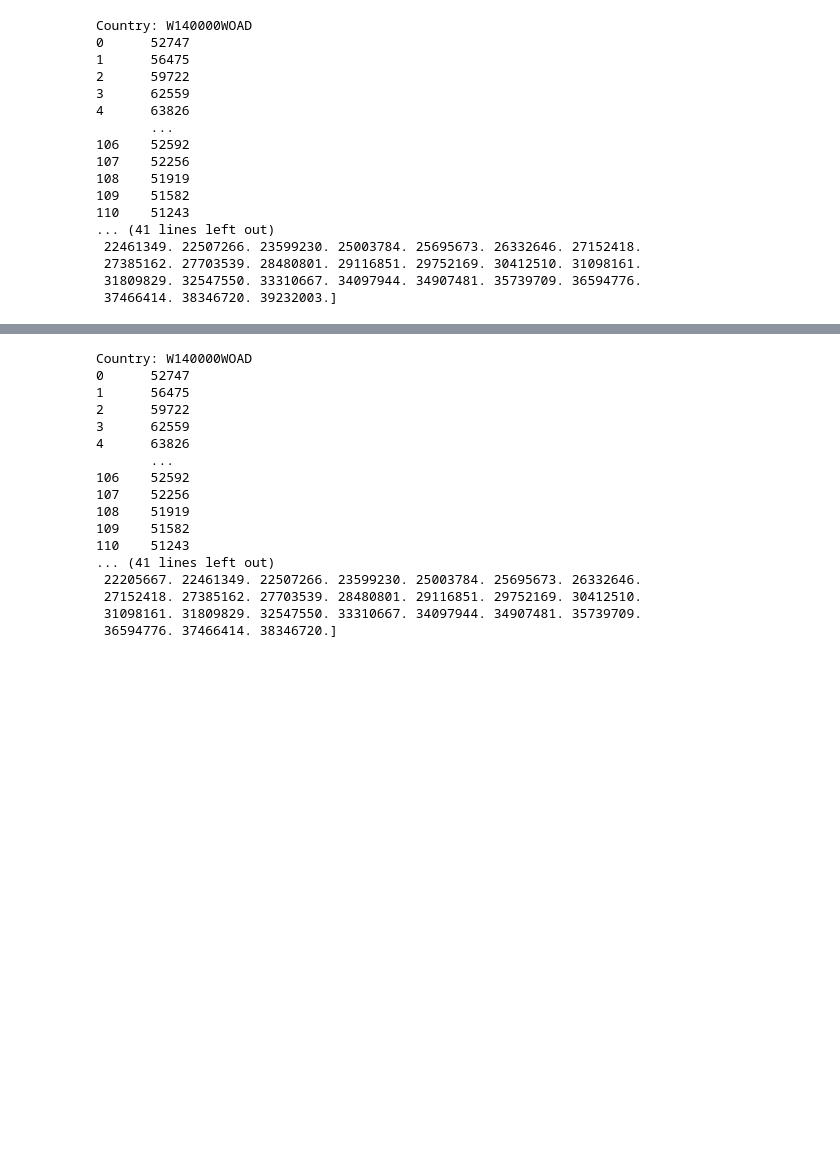
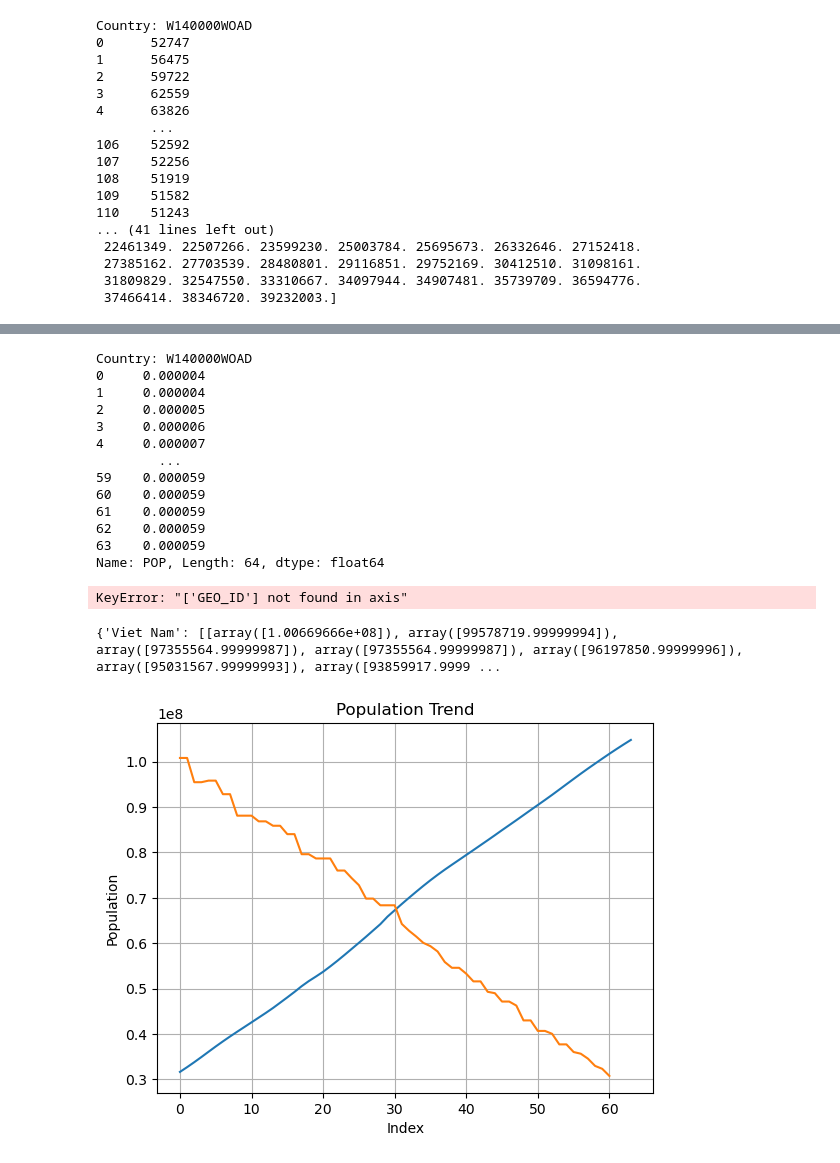
Before and after one commit to christinapao/limits_final, a Jupyter notebook: Forecast_population.ipynb, the cells around one changed output, grey strips where cells are left out. Cells and saved outputs as stored; diff of their text form; code cells hidden in the pictures; blank space fills up the shorter version.

```diff
--- a/Forecast_population.ipynb
+++ b/Forecast_population.ipynb
@@ -72,5 +69,5 @@ no_country_df = new_frame.drop(["GEO_ID"], axis=1)
 # %%
-valid_df = no_country_df[no_country_df["#YR"] <= 2023]
+valid_df = no_country_df[no_country_df["Year"] <= 2023]
 # %%
 print(valid_df.head())
 # %% [output]
@@ -132,5 +129,5 @@ Fold scores:[17852901.68895095, 1035413.365618866, 1835822.492578255]
 # %%
-grouped = new_frame.groupby("GEO_ID")
+grouped = new_frame.groupby("Code")
 # %%
 counter = 0
 for country, group in grouped:
@@ -209,5 +207,5 @@ Fold scores:[89520447.04183811, 8043376.25554934, 10040600.87844035]
 # %%
-clean_grouped = new_frame.groupby("GEO_ID")
+clean_grouped = new_frame.groupby("Code")
 counter = 0
 for country, group in clean_grouped:
     print(f"Country: {country}")
@@ -222,19 +220,61 @@ for country, group in clean_grouped:
         break
 # %% [output]
 Country: W140000WOAD
-0      52747
-1      56475
-2      59722
-3      62559
-4      63826
-       ...
-106    52592
-107    52256
-108    51919
-109    51582
-110    51243
-... (41 lines left out)
- 22205667. 22461349. 22507266. 23599230. 25003784. 25695673. 26332646.
- 27152418. 27385162. 27703539. 28480801. 29116851. 29752169. 30412510.
- 31098161. 31809829. 32547550. 33310667. 34097944. 34907481. 35739709.
- 36594776. 37466414. 38346720.]
+0     0.000004
+1     0.000004
+2     0.000005
+3     0.000006
+4     0.000007
+        ...
+59    0.000059
+60    0.000059
+61    0.000059
+62    0.000059
+63    0.000059
+Name: POP, Length: 64, dtype: float64
+KeyError: "['GEO_ID'] not found in axis"
+# %%
+max = 1413142846
+min = 2705
+def get_pop(df):
+    pop_list = df['POP'].tolist()
+    pop_list = list(map(lambda x : unnormalize(x, max, min), pop_list))
+    return pop_list
+
+def unnormalize(value, max, min):
+    return (max - min) * value + min
+country_record = {}
+country_pop = {}
+for country in countries:
+    country_frame = new_frame[new_frame["Country"] == country]
+    good_form = country_frame.drop(["Country", "Code", "goal"], axis=1).iloc[::-1]
+
+    goal_record = [[], [], []]
+    for index, row in good_form.iterrows():
+        if row["Year"] > 2020: continue
+        #row = row.drop("goal")
+        row_df = pd.DataFrame([row], columns = good_form.columns)
+        for i in range(len(finished_models)):
+            if goal_record[i]:
+                row["lag1"] = goal_record[i][-1]
+            goal_pred = finished_models[i].predict(row_df)
+            goal_record[i].append(goal_pred)
+    for i in range(len(goal_record)):
+        goal_record[i] = list(map(lambda x : unnormalize(x, max, min), goal_record[i]))
+    country_record[country] = goal_record
+    country_pop[country] = get_pop(country_frame)
+# %%
+print(country_record)
+# %% [output]
+{'Viet Nam': [[array([1.00669666e+08]), array([99578719.99999994]), array([97355564.99999987]), array([97355564.99999987]), array([96197850.99999996]), array([95031567.99999993]), array([93859917.9999 ...
+# %%
+# Plot 'pop' column
+plt.plot(country_pop[countries[0]])
+plt.plot(country_record[countries[0]])
+plt.xlabel('Index')
+plt.ylabel('Population')
+plt.title('Population Trend')
+plt.grid(True)
+plt.show()
+# %% [output]
+[figure, added]
```
Also changed, not shown: parts of 10 cells of this notebook.
